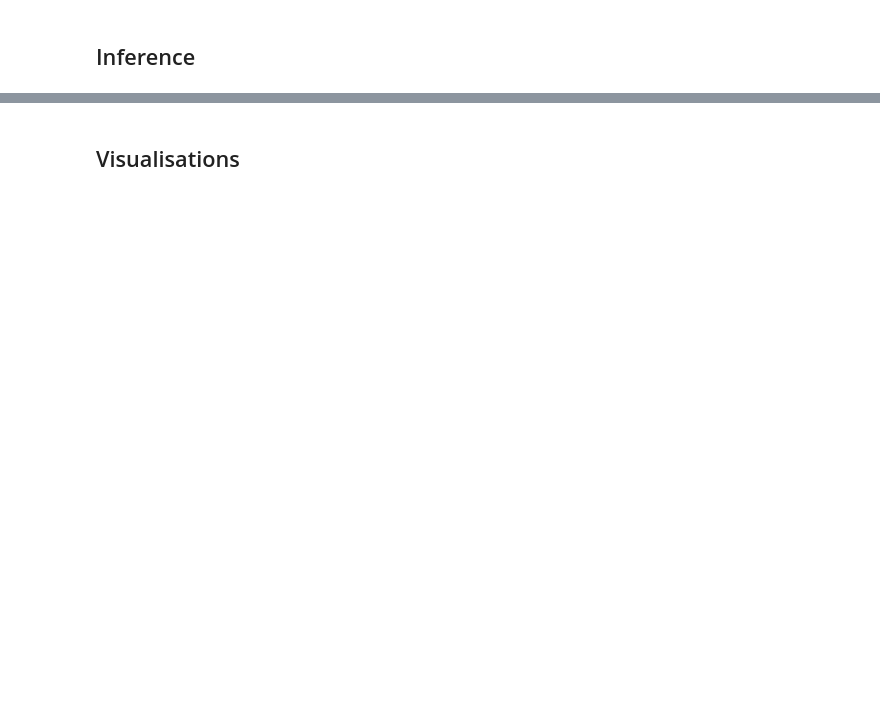
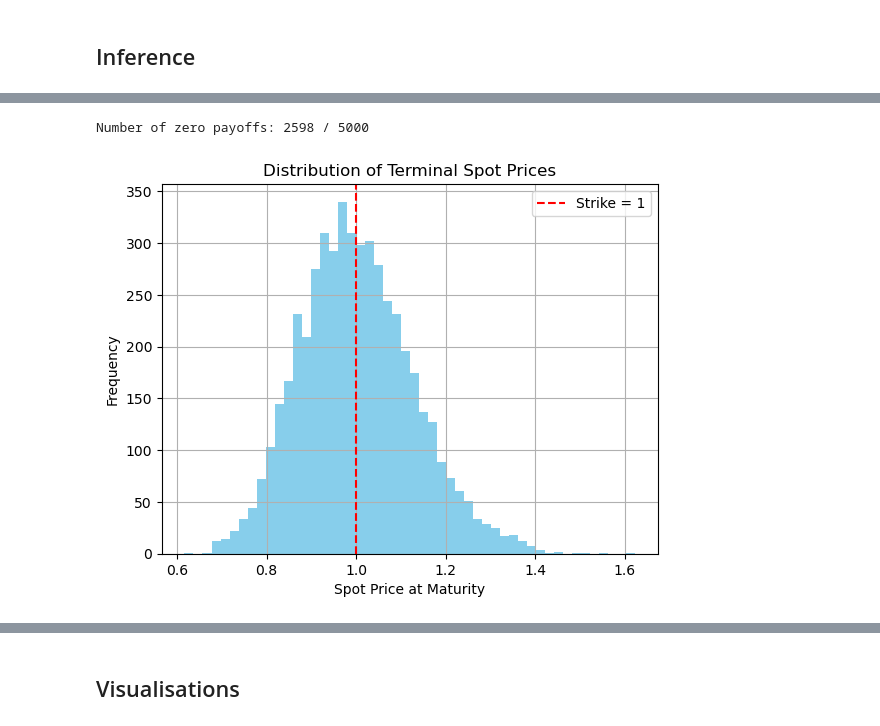
Before and after one commit to lisafaloughi/protohedge, a Jupyter notebook: notebooks/proto-trainer.ipynb, the cells around one changed output, grey strips where cells are left out. Cells and saved outputs as stored; diff of their text form; code cells hidden in the pictures; blank space fills up the shorter version.

```diff
--- a/notebooks/proto-trainer.ipynb
+++ b/notebooks/proto-trainer.ipynb
@@ -161,0 +184,26 @@ Step 1:
+# %%
+import numpy as np
+import matplotlib.pyplot as plt
+
+# 1. Get terminal spot prices
+terminal_spots = test_world.details.spot_all[:, -1]
+
+# 2. Get payoffs
+payoffs = test_result["payoff"].numpy()
+
+# 3. Check how many are exactly -0 (or close)
+n_zero_payoffs = np.sum(np.isclose(payoffs, 0))
+print(f"Number of zero payoffs: {n_zero_payoffs} / {len(payoffs)}")
+
+# 4. Plot histogram of terminal spot prices
+plt.hist(terminal_spots, bins=50, color="skyblue")
+plt.axvline(1.0, color="red", linestyle="--", label="Strike = 1")
+plt.title("Distribution of Terminal Spot Prices")
+plt.xlabel("Spot Price at Maturity")
+plt.ylabel("Frequency")
+plt.grid(True)
+plt.legend()
+plt.show()
+# %% [output]
+Number of zero payoffs: 2598 / 5000
+[figure, added]
```
Also changed, not shown: parts of 20 cells of this notebook, 2 other files.
